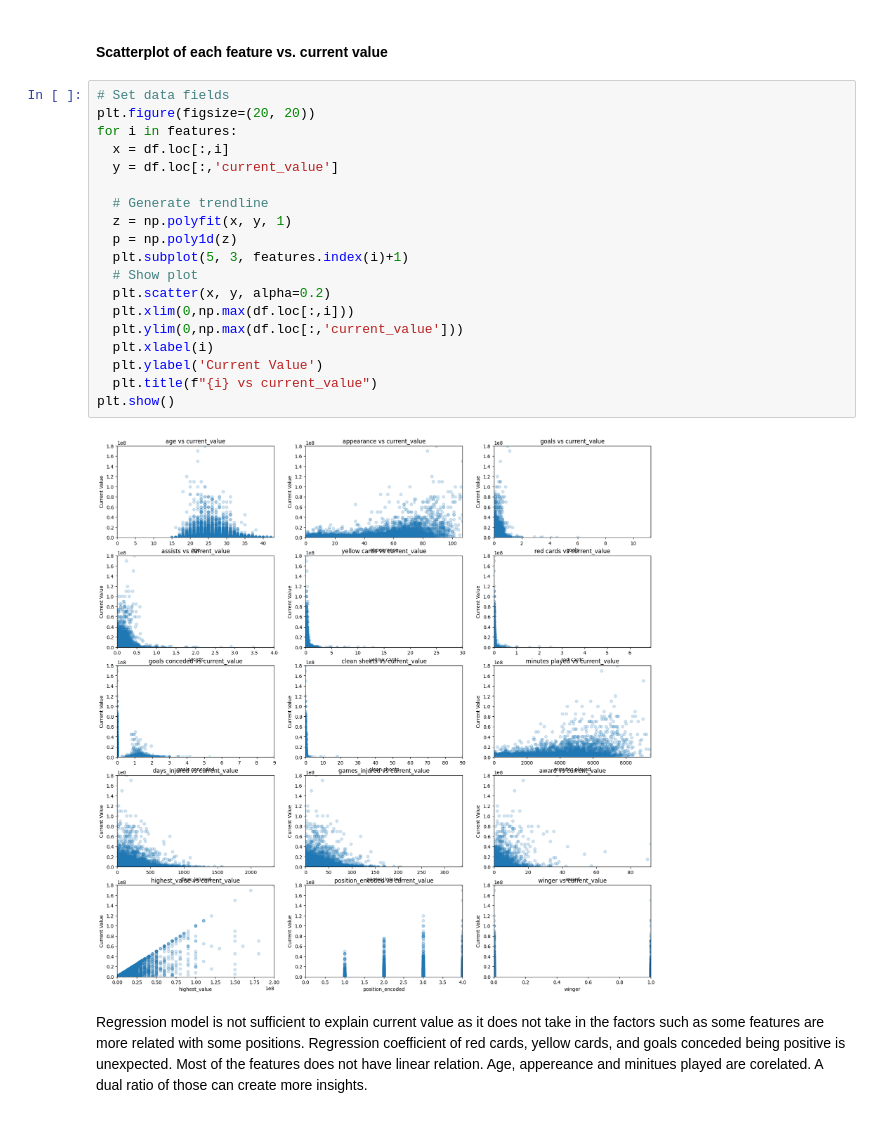
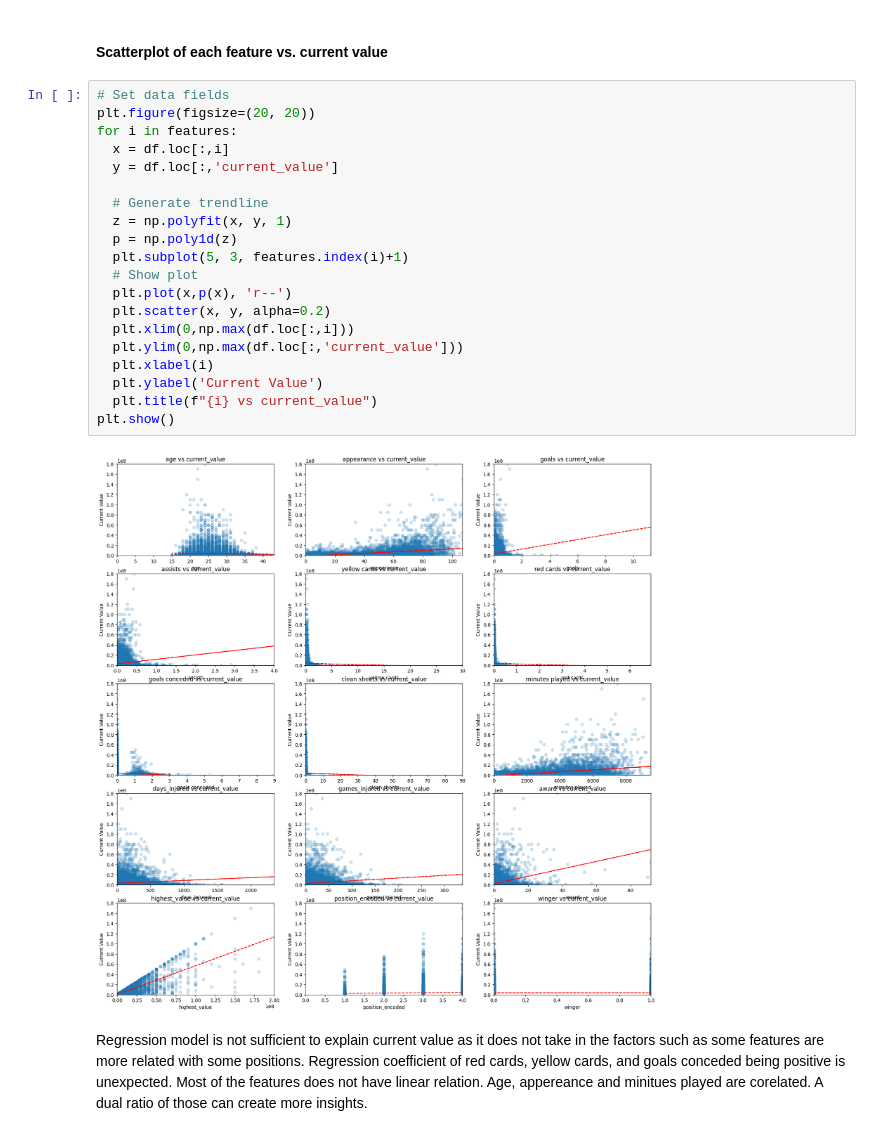
Before and after one commit to ozgunbilecen/IE423, a Jupyter notebook: OzgunBilecen_Task1.ipynb, the cells around one changed output. Drawn from its saved outputs; the diff is of its cells as text.

```diff
--- a/OzgunBilecen_Task1.ipynb
+++ b/OzgunBilecen_Task1.ipynb
@@ -131,24 +132,25 @@ print(y.max())
 # %%
 # Set data fields
 plt.figure(figsize=(20, 20))
 for i in features:
   x = df.loc[:,i]
   y = df.loc[:,'current_value']
 
   # Generate trendline
   z = np.polyfit(x, y, 1)
   p = np.poly1d(z)
   plt.subplot(5, 3, features.index(i)+1)
   # Show plot
+  plt.plot(x,p(x), 'r--')
   plt.scatter(x, y, alpha=0.2)
   plt.xlim(0,np.max(df.loc[:,i]))
   plt.ylim(0,np.max(df.loc[:,'current_value']))
   plt.xlabel(i)
   plt.ylabel('Current Value')
   plt.title(f"{i} vs current_value")
 plt.show()
 # %% [output]
-[figure, old version]
+[figure, new version]
 # %% [markdown]
 Regression model is not sufficient to explain current value as it does not take in the factors such as some features are more related with some positions. Regression coefficient of red cards, yellow cards, and goals conceded being positive is unexpected. Most of the features does not have linear relation. Age, appereance and minitues played are corelated. A dual ratio of those can create more insights.
 # %% [markdown]
```
Also changed, not shown: parts of 1 cell of this notebook.
